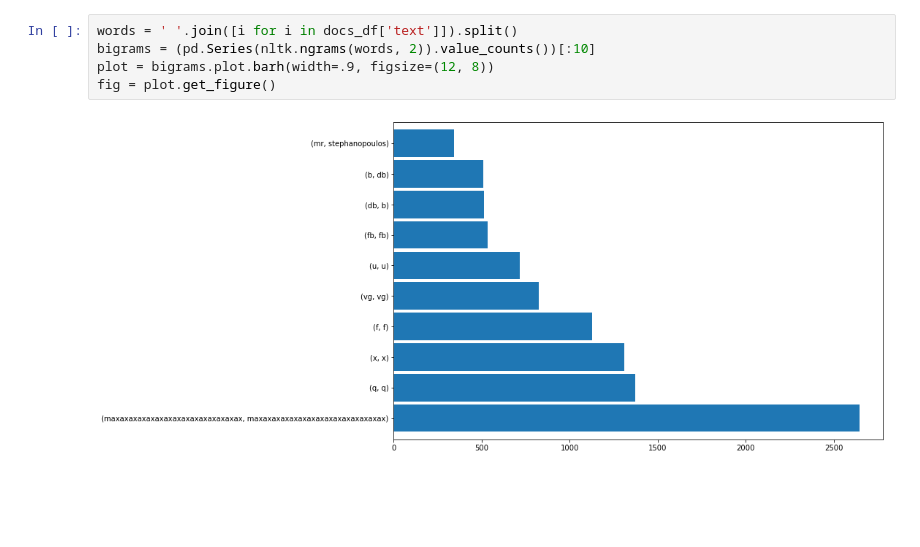
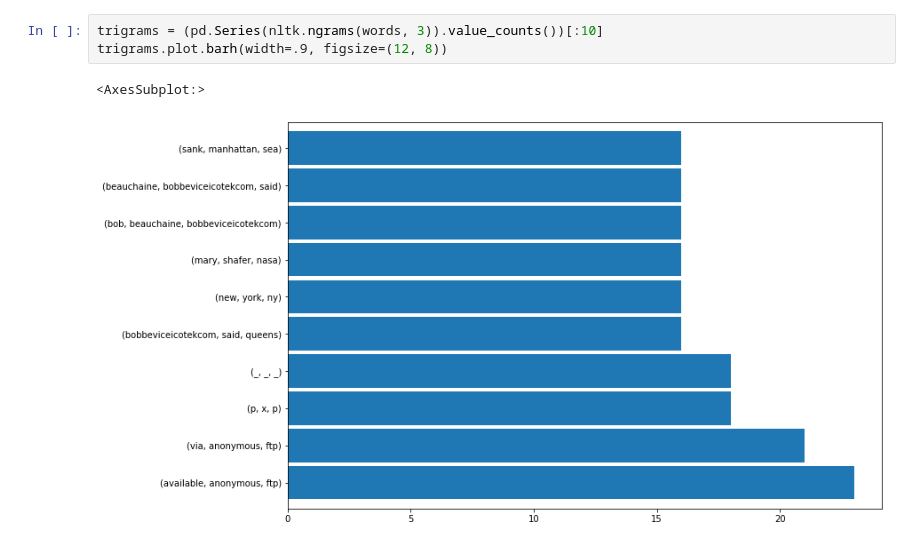
Before and after one commit to AndrewArpin/SocialDataMiningMidTerm, a Jupyter notebook: Mid-TermProjectGroup4.ipynb, the cells around one changed output. Saved outputs shown, nothing was run; the diff lists cells and outputs as text; blank space fills up the shorter version.

```diff
--- a/Mid-TermProjectGroup4.ipynb
+++ b/Mid-TermProjectGroup4.ipynb
@@ -66,7 +99,6 @@ docs_df
 # %%
-words = ' '.join([i for i in docs_df['text']]).split()
-bigrams = (pd.Series(nltk.ngrams(words, 2)).value_counts())[:10]
-plot = bigrams.plot.barh(width=.9, figsize=(12, 8))
-fig = plot.get_figure()
+trigrams = (pd.Series(nltk.ngrams(words, 3)).value_counts())[:10]
+trigrams.plot.barh(width=.9, figsize=(12, 8))
 # %% [output]
+<AxesSubplot:>
-[figure, old version]
+[figure, new version]
```
Also changed, not shown: parts of 8 cells of this notebook.
